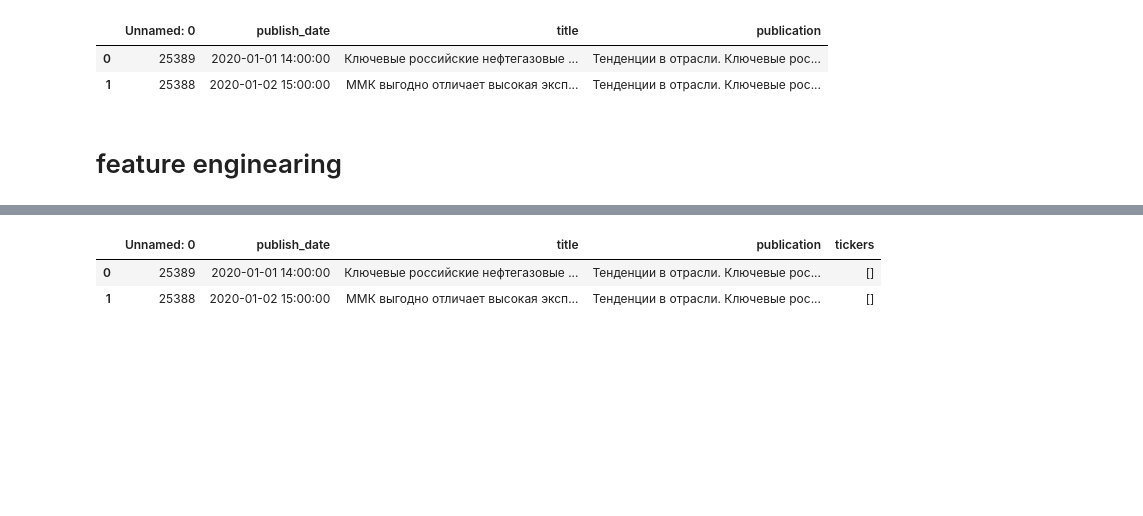
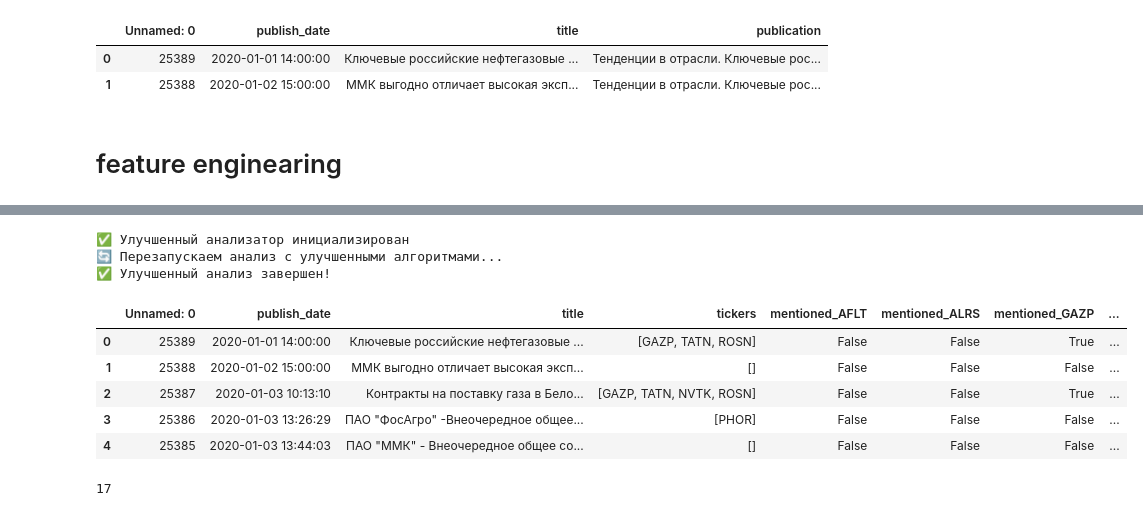
Before and after one commit to AlexRos06/finam-x-hse-trade-ai-hack-forecast, a Jupyter notebook: scripts/notebook.ipynb, the cells around one changed output, grey strips where cells are left out. Drawn from its saved outputs; the diff is of its cells as text; code cells hidden in the pictures; blank space fills up the shorter version.

```diff
--- a/scripts/notebook.ipynb
+++ b/scripts/notebook.ipynb
@@ -407,0 +653,3 @@ if __name__ == "__main__":
+# %%
+news_train_with_flags = pd.read_parquet('news_train_with_flags.parquet')
+print(news_train_with_flags.shape)
@@ -407,0 +1169,6 @@ if __name__ == "__main__":
+# %%
+news_improved = reanalyze_with_enhancements(news_train_with_flags)
+# %% [output]
+✅ Улучшенный анализатор инициализирован
+🔄 Перезапускаем анализ с улучшенными алгоритмами...
+✅ Улучшенный анализ завершен!
@@ -408,9 +1183,18 @@ if __name__ == "__main__":
+# %%
+news_improved.drop('publication', axis=1).head(5)
+# %% [output]
+|  | Unnamed: 0 | publish_date | title | tickers | mentioned_AFLT | mentioned_ALRS | mentioned_GAZP | ... |
+| 0 | 25389 | 2020-01-01 14:00:00 | Ключевые российские нефтегазовые ... | [GAZP, TATN, ROSN] | False | False | True | ... |
+| 1 | 25388 | 2020-01-02 15:00:00 | ММК выгодно отличает высокая эксп... | [] | False | False | False | ... |
+| 2 | 25387 | 2020-01-03 10:13:10 | Контракты на поставку газа в Бело... | [GAZP, TATN, NVTK, ROSN] | False | False | True | ... |
+| 3 | 25386 | 2020-01-03 13:26:29 | ПАО "ФосАгро" -Внеочередное общее... | [PHOR] | False | False | False | ... |
+| 4 | 25385 | 2020-01-03 13:44:03 | ПАО "ММК" - Внеочередное общее со... | [] | False | False | False | ... |
+# %%
+len(ticker_mapping)
+# %% [output]
+17
 # %%
-news_train_tickers.head(2)
+# news_train_with_flags.head(1)
-# %% [output]
-|  | Unnamed: 0 | publish_date | title | publication | tickers |
-| 0 | 25389 | 2020-01-01 14:00:00 | Ключевые российские нефтегазовые ... | Тенденции в отрасли. Ключевые рос... | [] |
-| 1 | 25388 | 2020-01-02 15:00:00 | ММК выгодно отличает высокая эксп... | Тенденции в отрасли. Ключевые рос... | [] |
 # %%
 # print(news_train['tickers'].unique().tolist())
 # news_train['tickers']
```
Also changed, not shown: parts of 13 cells of this notebook, 2 other files.
